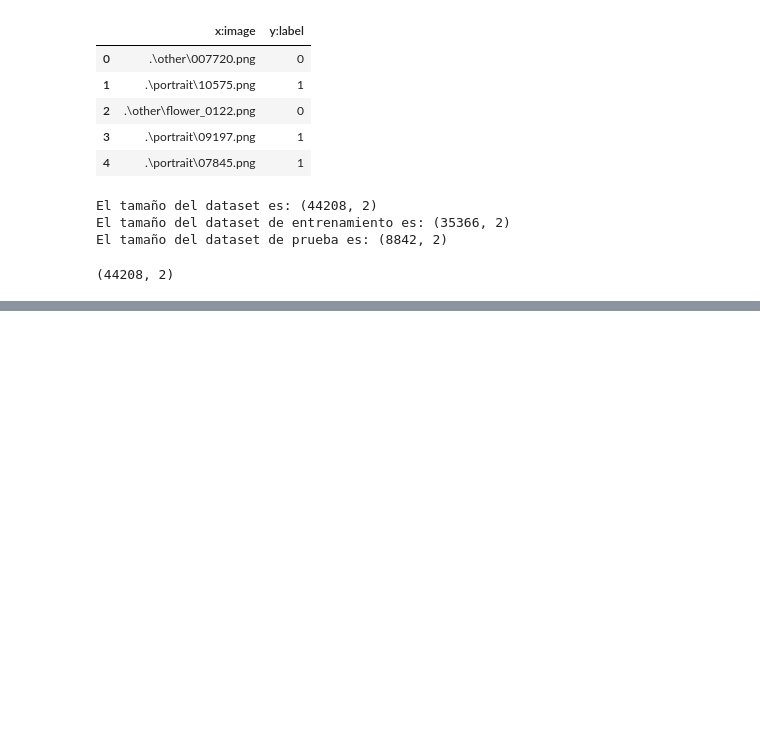
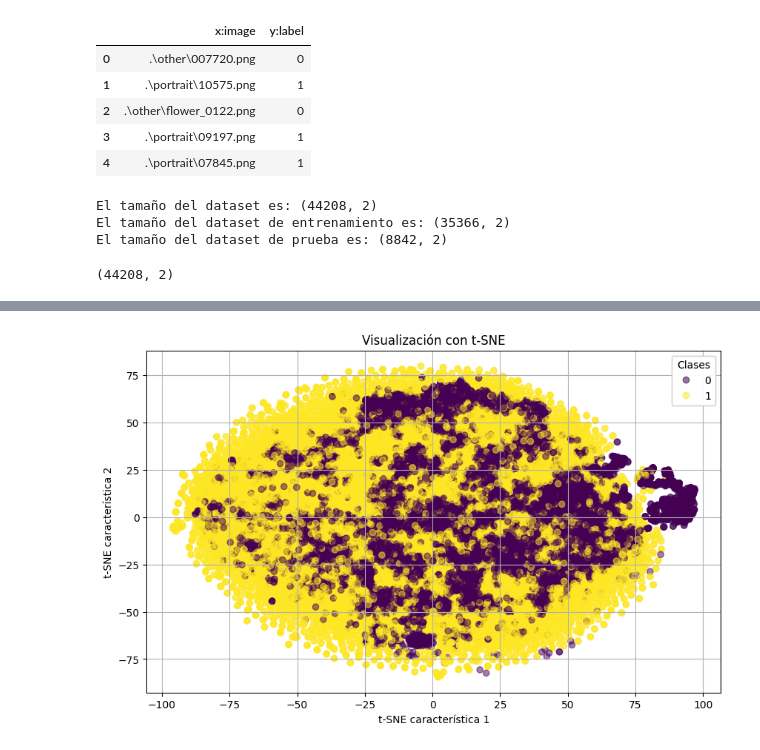
Before and after one commit to jhanvargas/comparacion-cnn-clasico-cuantico, a Jupyter notebook: python/jupyter_notebooks/exploracion_dataset.ipynb, the cells around one changed output, grey strips where cells are left out. Drawn from its saved outputs; the diff is of its cells as text; code cells hidden in the pictures; blank space fills up the shorter version.

```diff
--- a/python/jupyter_notebooks/exploracion_dataset.ipynb
+++ b/python/jupyter_notebooks/exploracion_dataset.ipynb
@@ -100,0 +127,4 @@ pixel_vectors[0].shape
+# %%
+apply_tsne(pixel_vectors, save_path=Path.pca)
+# %% [output]
+[figure, added]
```
Also changed, not shown: parts of 15 cells of this notebook, 4 other files.
